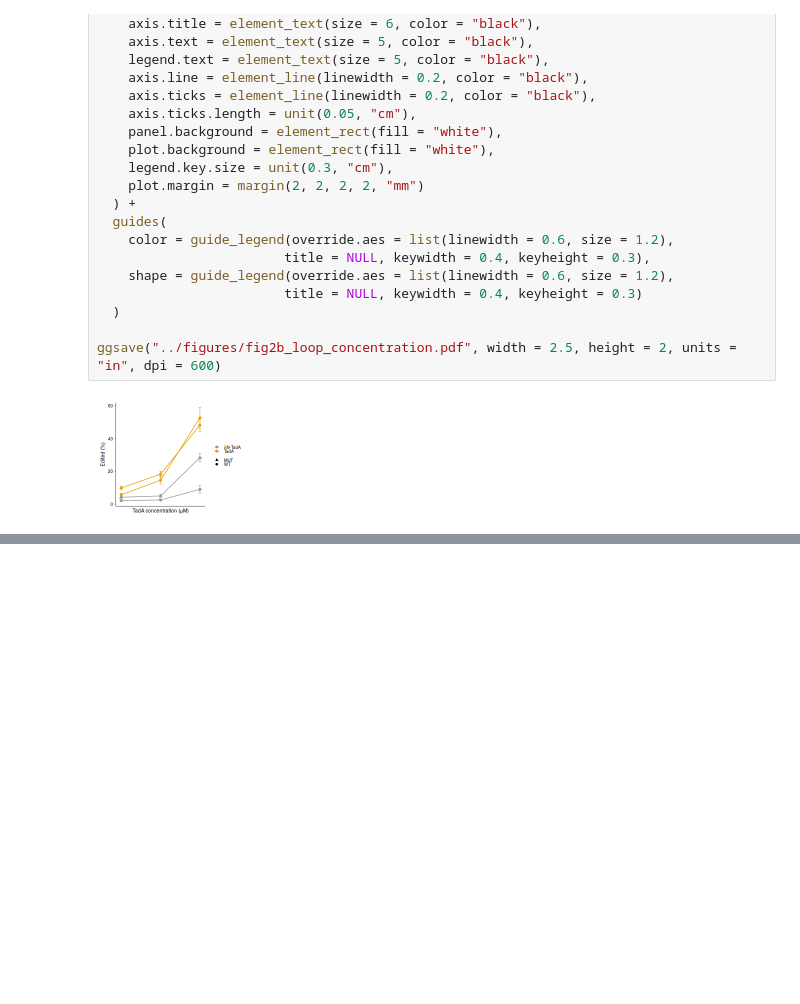
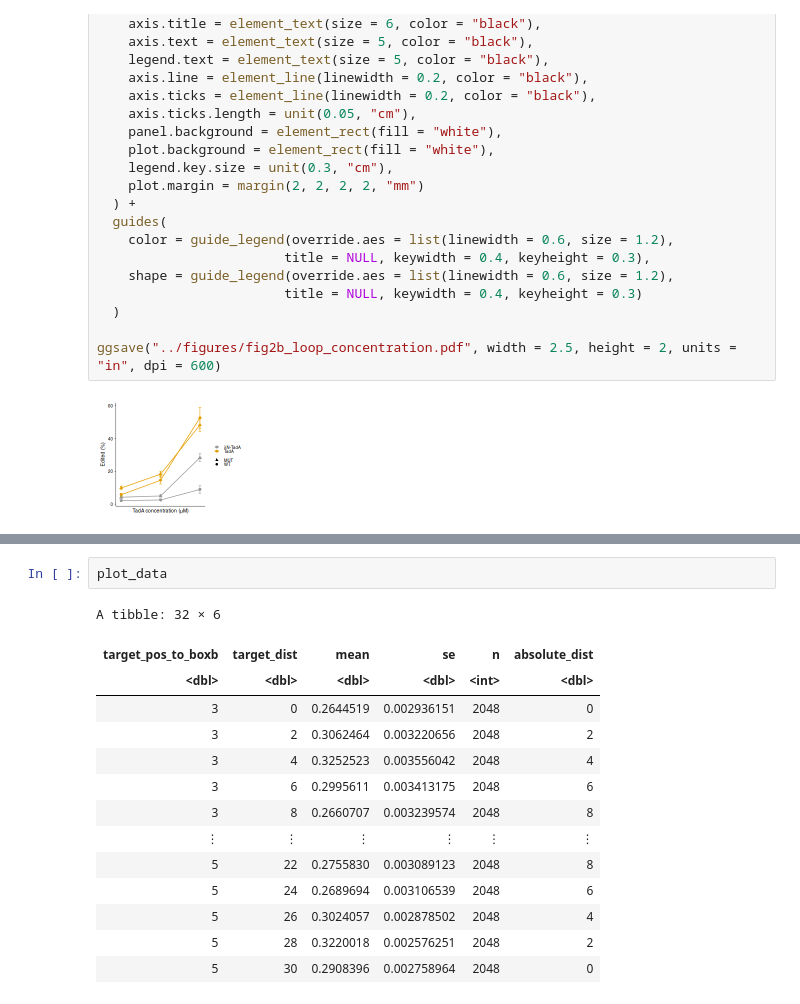
Before and after one commit to rasilab/bakker_2025, a Jupyter notebook: analysis/boxb_in_vitro_sequencing/scripts/generate_figure_2.ipynb, the cells around one changed output, grey strips where cells are left out. Drawn from its saved outputs; the diff is of its cells as text; blank space fills up the shorter version.

```diff
--- a/analysis/boxb_in_vitro_sequencing/scripts/generate_figure_2.ipynb
+++ b/analysis/boxb_in_vitro_sequencing/scripts/generate_figure_2.ipynb
@@ -364,0 +515,17 @@ ggsave("../figures/fig2b_loop_concentration.pdf", width = 2.5, height = 2, units
+# %%
+plot_data
+# %% [output]
+A tibble: 32 × 6
+| target_pos_to_boxb | target_dist | mean | se | n | absolute_dist |
+| <dbl> | <dbl> | <dbl> | <dbl> | <int> | <dbl> |
+| 3 | 0 | 0.2644519 | 0.002936151 | 2048 | 0 |
+| 3 | 2 | 0.3062464 | 0.003220656 | 2048 | 2 |
+| 3 | 4 | 0.3252523 | 0.003556042 | 2048 | 4 |
+| 3 | 6 | 0.2995611 | 0.003413175 | 2048 | 6 |
+| 3 | 8 | 0.2660707 | 0.003239574 | 2048 | 8 |
+| ⋮ | ⋮ | ⋮ | ⋮ | ⋮ | ⋮ |
+| 5 | 22 | 0.2755830 | 0.003089123 | 2048 | 8 |
+| 5 | 24 | 0.2689694 | 0.003106539 | 2048 | 6 |
+| 5 | 26 | 0.3024057 | 0.002878502 | 2048 | 4 |
+| 5 | 28 | 0.3220018 | 0.002576251 | 2048 | 2 |
+| 5 | 30 | 0.2908396 | 0.002758964 | 2048 | 0 |
```
Also changed, not shown: parts of 5 cells of this notebook.
